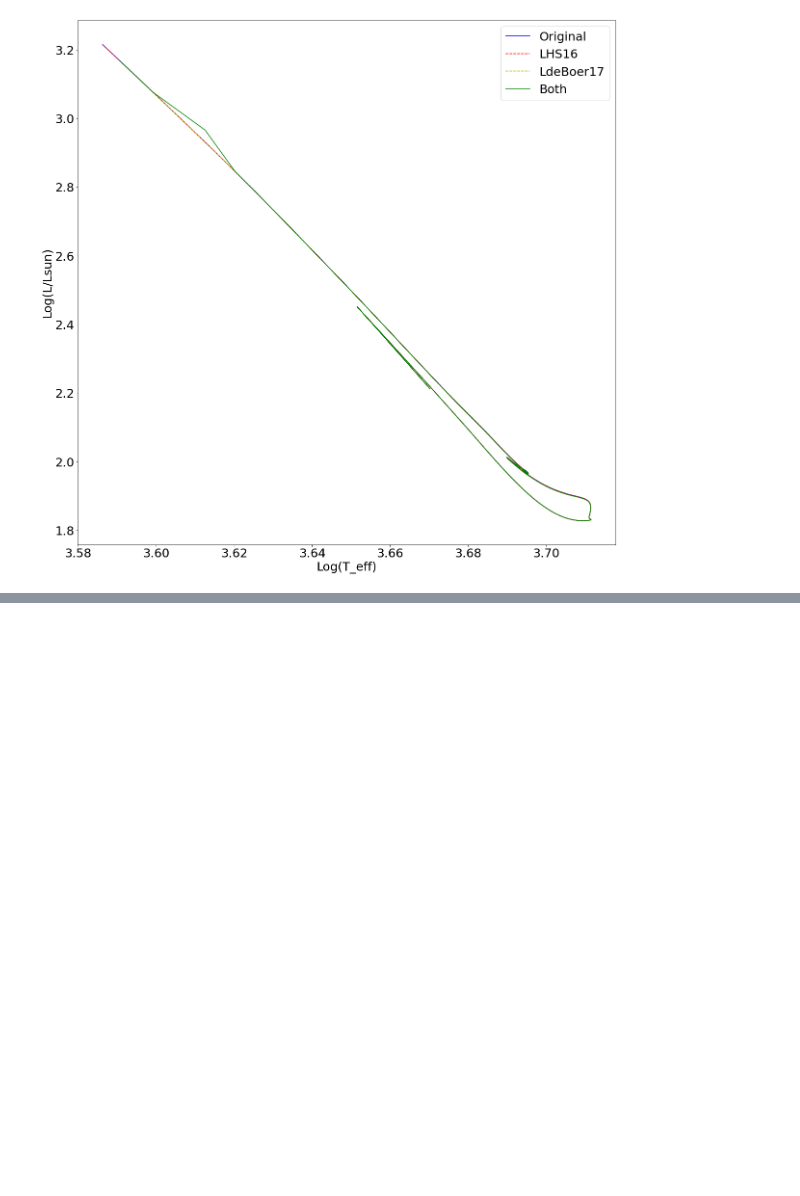
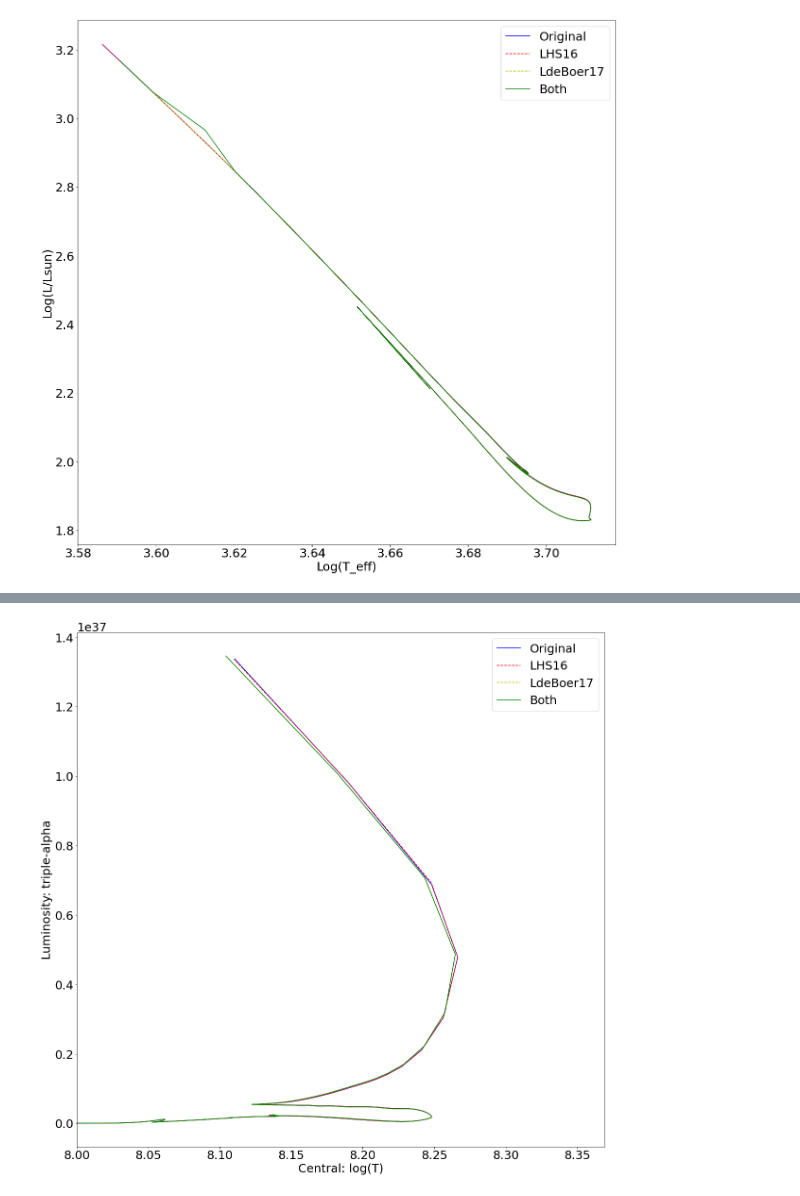
Before and after one commit to 200k33p3r/MC-SEMI_misc, a Jupyter notebook: isoplot/convert and plot.ipynb, the cells around one changed output, grey strips where cells are left out. Drawn from its saved outputs; the diff is of its cells as text; code cells hidden in the pictures; blank space fills up the shorter version.

```diff
--- a/isoplot/convert and plot.ipynb
+++ b/isoplot/convert and plot.ipynb
@@ -766,0 +864,11 @@ plt.ylabel('Log(L/Lsun)');
+# %%
+plt.plot(dp['Central: log(T)'].values,dp['Luminosity: triple-alpha'],'b-',label='Original')
+plt.plot(dpLHS16['Central: log(T)'],dpLHS16['Luminosity: triple-alpha'],'r--',label='LHS16')
+plt.plot(dpLdeBoer17['Central: log(T)'],dpLdeBoer17['Luminosity: triple-alpha'],'y--',label='LdeBoer17')
+plt.plot(dpLHS16LdeBoer17['Central: log(T)'],dpLHS16LdeBoer17['Luminosity: triple-alpha'],'g-',label='Both')
+plt.legend()
+plt.xlabel('Central: log(T)')
+plt.ylabel('Luminosity: triple-alpha')
+plt.xlim(8);
+# %% [output]
+[figure, added]
```
Also changed, not shown: parts of 9 cells of this notebook.
